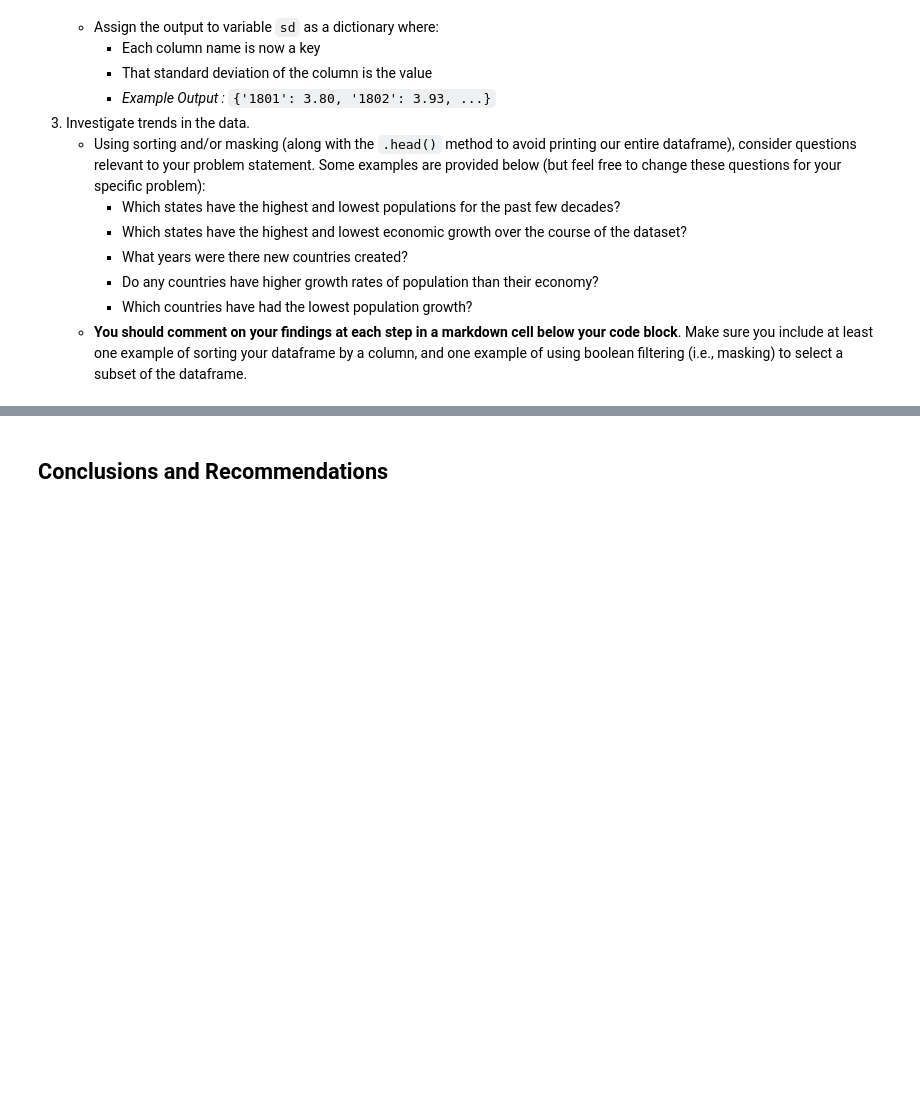
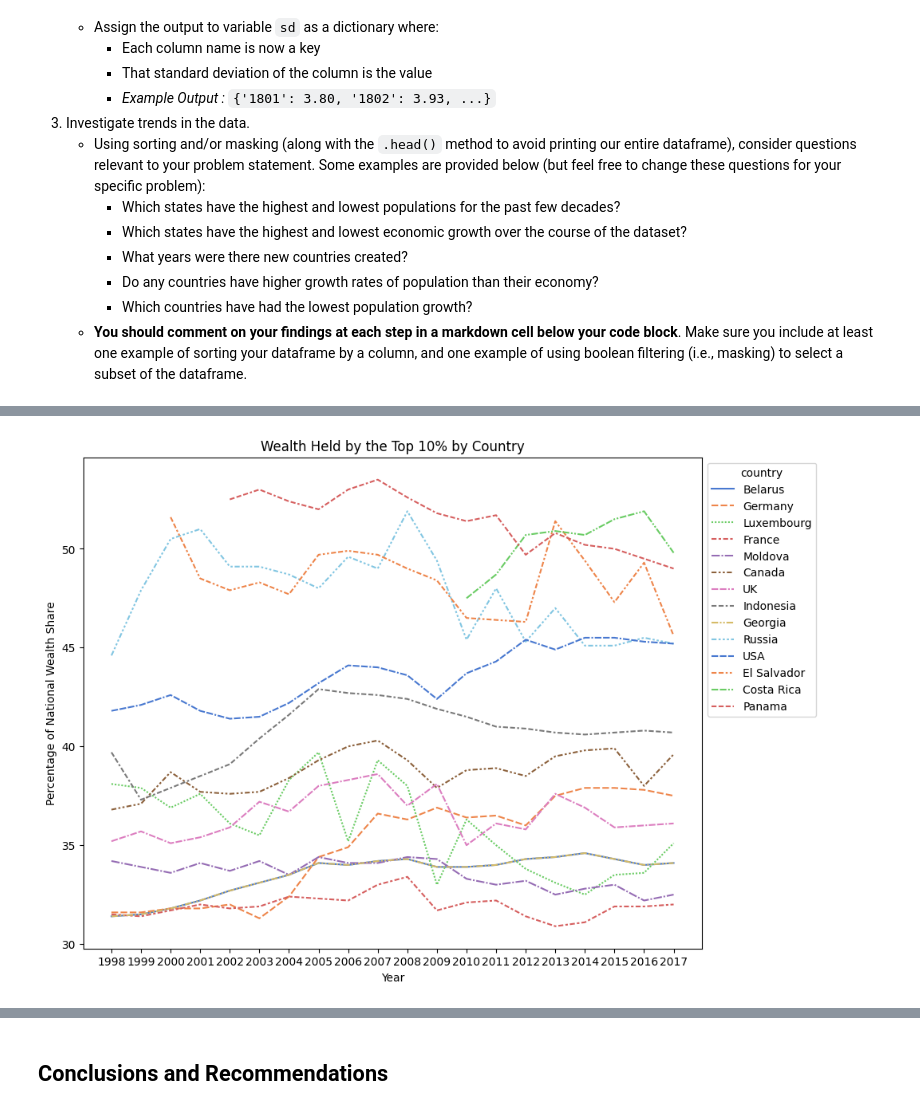
Before and after one commit to dmehta94/project-1-educational-outcomes-and-wealth-inequity, a Jupyter notebook: project1-Deval.ipynb, the cells around one changed output, grey strips where cells are left out. Cells and saved outputs as stored; diff of their text form; code cells hidden in the pictures; blank space fills up the shorter version.

```diff
--- a/project1-Deval.ipynb
+++ b/project1-Deval.ipynb
@@ -568,0 +672,9 @@ Here are some prompts to get you started with visualizations. Feel free to add a
+# %%
+plt.figure(figsize = (10, 8))
+ax4 = sns.lineplot(data = trimmed_wid_pretax_income_share_top10.T, palette = 'muted')
+plt.title('Wealth Held by the Top 10% by Country')
+plt.xlabel('Year')
+plt.ylabel('Percentage of National Wealth Share')
+sns.move_legend(ax4, "upper left", bbox_to_anchor = (1,1));
+# %% [output]
+[figure, added]
```
Also changed, not shown: parts of 18 cells of this notebook, 6 other files.
